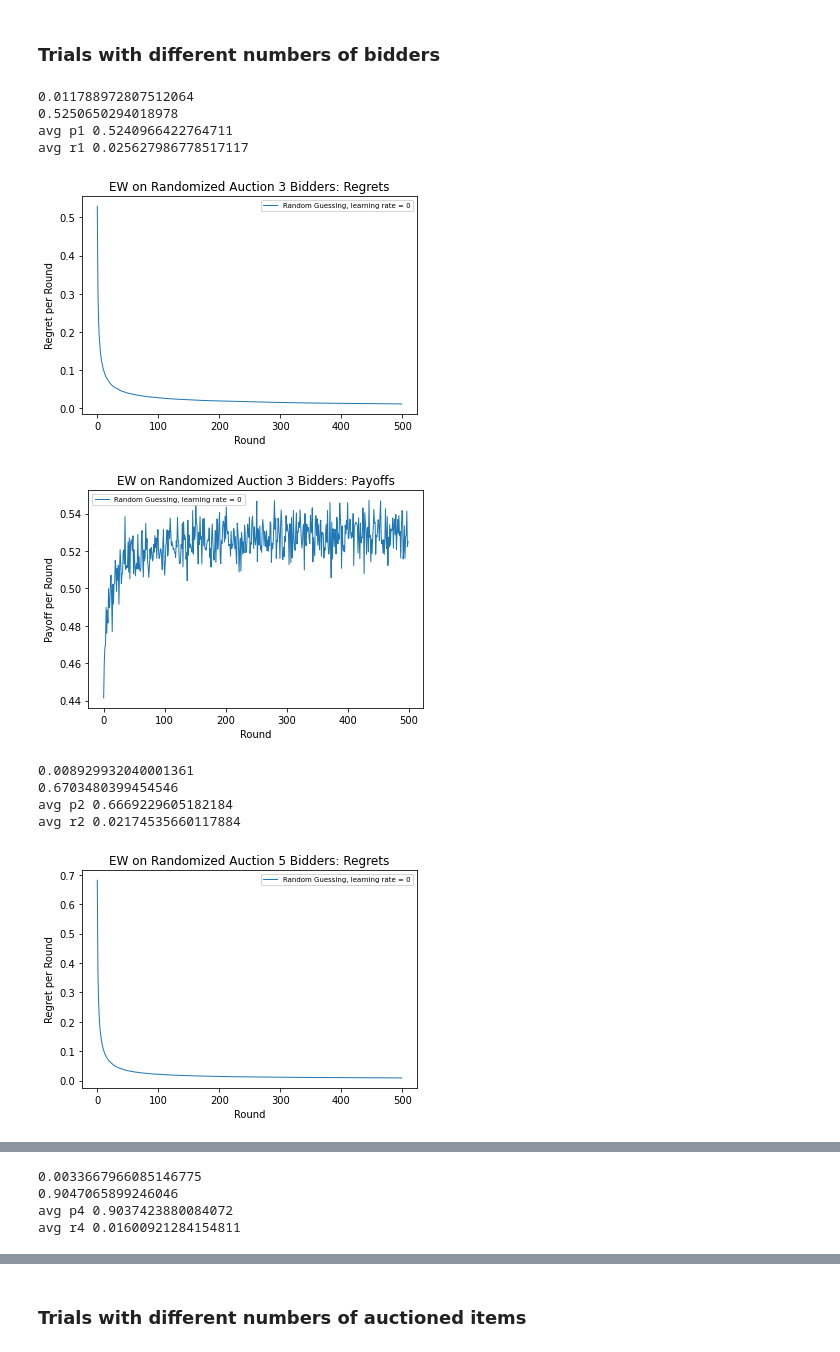
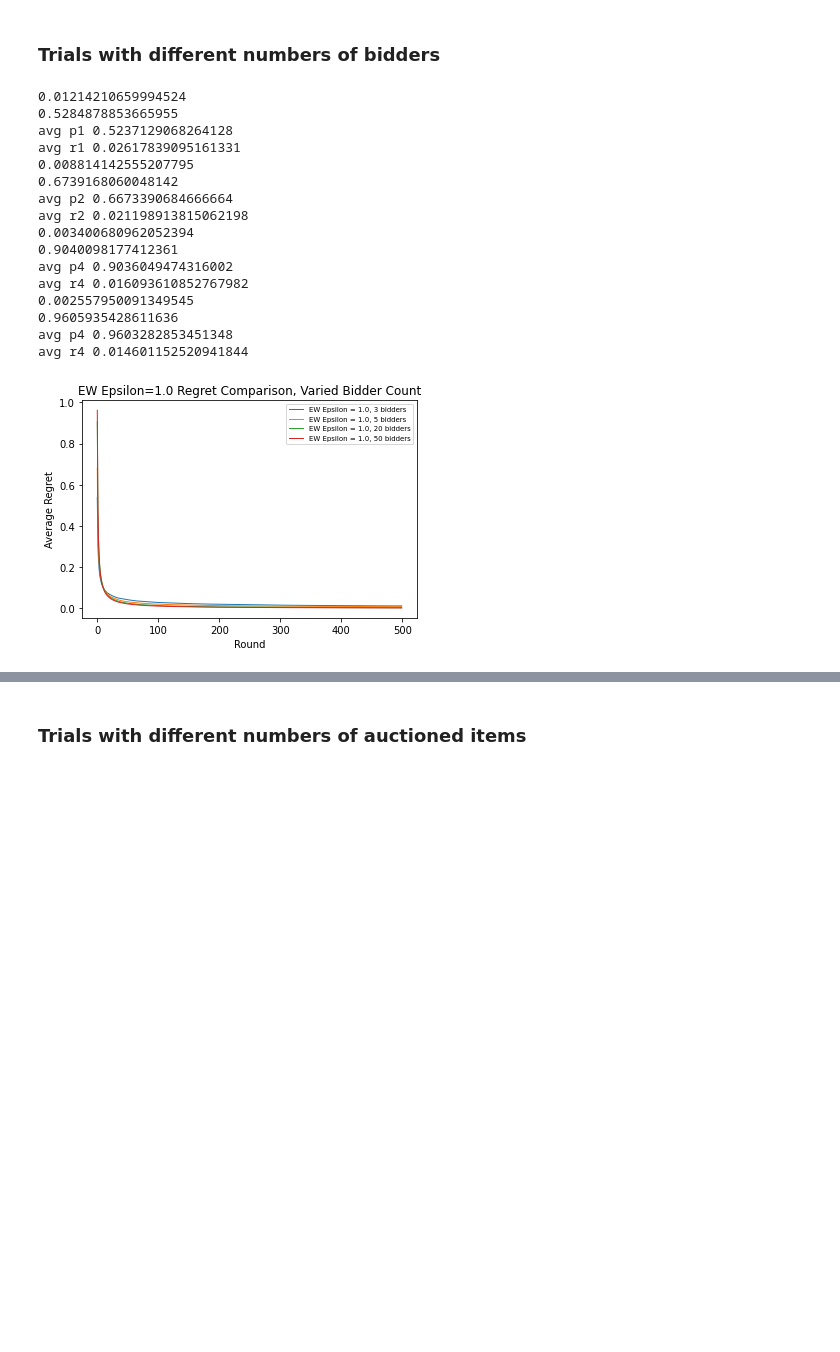
Before and after one commit to BrianGleason/online_markets_report_2, a Jupyter notebook: online_markets_r4/Report4.ipynb, the cells around one changed output, grey strips where cells are left out. Drawn from its saved outputs; the diff is of its cells as text; code cells hidden in the pictures; blank space fills up the shorter version.

```diff
--- a/online_markets_r4/Report4.ipynb
+++ b/online_markets_r4/Report4.ipynb
@@ -551,8 +547,8 @@ print(alg1_regrets[-1])
 print(alg1_payoffs[-1])
 print('avg p1', sum(alg1_payoffs) / len(alg1_payoffs))
 print('avg r1', sum(alg1_regrets) / len(alg1_regrets))
-visualize_rounds(alg1_regrets, NUM_ROUNDS, 0, "EW on Randomized Auction 3 Bidders: Regrets", "Random Guessing", "Randomized Auction", "Regret per Round")
-visualize_rounds(alg1_payoffs, NUM_ROUNDS, 0, "EW on Randomized Auction 3 Bidders: Payoffs", "Random Guessing", "Randomized Auction", "Payoff per Round")
+#visualize_rounds(alg1_regrets, NUM_ROUNDS, 0, "EW on Randomized Auction 3 Bidders: Regrets", "Random Guessing", "Randomized Auction", "Regret per Round")
+#visualize_rounds(alg1_payoffs, NUM_ROUNDS, 0, "EW on Randomized Auction 3 Bidders: Payoffs", "Random Guessing", "Randomized Auction", "Payoff per Round")
 
 
 num_bidders = 5
@@ -568,8 +564,8 @@ print(alg2_regrets[-1])
 print(alg2_payoffs[-1])
 print('avg p2', sum(alg2_payoffs) / len(alg2_payoffs))
 print('avg r2', sum(alg2_regrets) / len(alg2_regrets))
-visualize_rounds(alg2_regrets, NUM_ROUNDS, 0, "EW on Randomized Auction 5 Bidders: Regrets", "Random Guessing", "Randomized Auction", "Regret per Round")
-visualize_rounds(alg2_payoffs, NUM_ROUNDS, 0, "EW on Randomized Auction 5 Bidders: Payoffs", "Random Guessing", "Randomized Auction", "Payoff per Round")
+#visualize_rounds(alg2_regrets, NUM_ROUNDS, 0, "EW on Randomized Auction 5 Bidders: Regrets", "Random Guessing", "Randomized Auction", "Regret per Round")
+#visualize_rounds(alg2_payoffs, NUM_ROUNDS, 0, "EW on Randomized Auction 5 Bidders: Payoffs", "Random Guessing", "Randomized Auction", "Payoff per Round")
 
 num_bidders = 20
 auction_list = []
@@ -584,8 +580,8 @@ print(alg3_regrets[-1])
 print(alg3_payoffs[-1])
 print('avg p4', sum(alg3_payoffs) / len(alg3_payoffs))
 print('avg r4', sum(alg3_regrets) / len(alg3_regrets))
-visualize_rounds(alg3_regrets, NUM_ROUNDS, 0, "EW on Randomized Auction 20 Bidders: Regrets", "Random Guessing", "Randomized Auction", "Regret per Round")
-visualize_rounds(alg3_payoffs, NUM_ROUNDS, 0, "EW on Randomized Auction 20 Bidders: Payoffs", "Random Guessing", "Randomized Auction", "Payoff per Round")
+#visualize_rounds(alg3_regrets, NUM_ROUNDS, 0, "EW on Randomized Auction 20 Bidders: Regrets", "Random Guessing", "Randomized Auction", "Regret per Round")
+#visualize_rounds(alg3_payoffs, NUM_ROUNDS, 0, "EW on Randomized Auction 20 Bidders: Payoffs", "Random Guessing", "Randomized Auction", "Payoff per Round")
 
 
 num_bidders = 50
@@ -595,44 +591,50 @@ min_payoff, max_payoff = 0, 1
 for i in range(NUM_TRIALS):
     auction_list.append(generate_random_bidlist(num_bidders, NUM_ROUNDS))
 price_discretization = generate_linear_discretization(1, 0.01)
 alg = ExponentialWeights(1.0, len(price_discretization))
 alg4_regrets, alg4_payoffs = auction_trial(alg, auction_list, NUM_ROUNDS, max_payoff, price_discretization)
 print(alg4_regrets[-1])
 print(alg4_payoffs[-1])
 print('avg p4', sum(alg4_payoffs) / len(alg4_payoffs))
 print('avg r4', sum(alg4_regrets) / len(alg4_regrets))
-visualize_rounds(alg4_regrets, NUM_ROUNDS, 0, "AuctionCentricEW on Randomized Auction 20 Bidders: Regrets", "Random Guessing", "Randomized Auction", "Regret per Round")
-visualize_rounds(alg4_payoffs, NUM_ROUNDS, 0, "AuctinoCentricEW on Randomized Auction 20 Bidders: Payoffs", "Random Guessing", "Randomized Auction", "Payoff per Round")
+#visualize_rounds(alg4_regrets, NUM_ROUNDS, 0, "EW on Randomized Auction 20 Bidders: Regrets", "Random Guessing", "Randomized Auction", "Regret per Round")
+#visualize_rounds(alg4_payoffs, NUM_ROUNDS, 0, "EW on Randomized Auction 20 Bidders: Payoffs", "Random Guessing", "Randomized Auction", "Payoff per Round")
 
 
-file_name = 'bidder_comparison.png'
+file_name = 'EW Epsilon=1.0 Regret Comparison, Varied Bidder Count' + '.png'
 
 x_all = numpy.array(list(range(0, NUM_ROUNDS)))
 y_1 = numpy.array(alg1_regrets)
 y_2 = numpy.array(alg2_regrets)
 y_3 = numpy.array(alg3_regrets)
 y_4 = numpy.array(alg4_regrets)
 plt.plot(x_all, y_1, label='EW Epsilon = 1.0, 3 bidders'.format(alg_name="3 bidders"), linewidth=1)
 plt.plot(x_all, y_2, label='EW Epsilon = 1.0, 5 bidders'.format(alg_name="5 bidders"), linewidth=1)
 plt.plot(x_all, y_3, label='EW Epsilon = 1.0, 20 bidders'.format(alg_name="20 bidders"), linewidth=1)
 plt.plot(x_all, y_4, label='EW Epsilon = 1.0, 50 bidders'.format(alg_name="50 bidders"), linewidth=1)
 
 plt.xlabel("Round")
 plt.ylabel("Average Regret")
 plt.title('EW Epsilon=1.0 Regret Comparison, Varied Bidder Count')
 plt.legend(loc='best', prop={'size': 7})
 plt.savefig(file_name)
 
 plt.show()
 # %% [output]
-0.011788972807512064
-0.5250650294018978
-avg p1 0.5240966422764711
-avg r1 0.025627986778517117
+0.01214210659994524
+0.5284878853665955
+avg p1 0.5237129068264128
+avg r1 0.02617839095161331
+0.008814142555207795
+0.6739168060048142
+avg p2 0.6673390684666664
+avg r2 0.021198913815062198
+0.003400680962052394
+0.9040098177412361
+avg p4 0.9036049474316002
+avg r4 0.016093610852767982
+0.002557950091349545
+0.9605935428611636
+avg p4 0.9603282853451348
+avg r4 0.014601152520941844
-[figure, old version]
+[figure, new version]
-[figure, removed]
-0.008929932040001361
-0.6703480399454546
-avg p2 0.6669229605182184
-avg r2 0.02174535660117884
-[figure, removed]
@@ -640,4 +640,0 @@ avg r2 0.02174535660117884
-0.0033667966085146775
-0.9047065899246046
-avg p4 0.9037423880084072
-avg r4 0.01600921284154811
```
Also changed, not shown: parts of 17 cells of this notebook, 28 other files.
